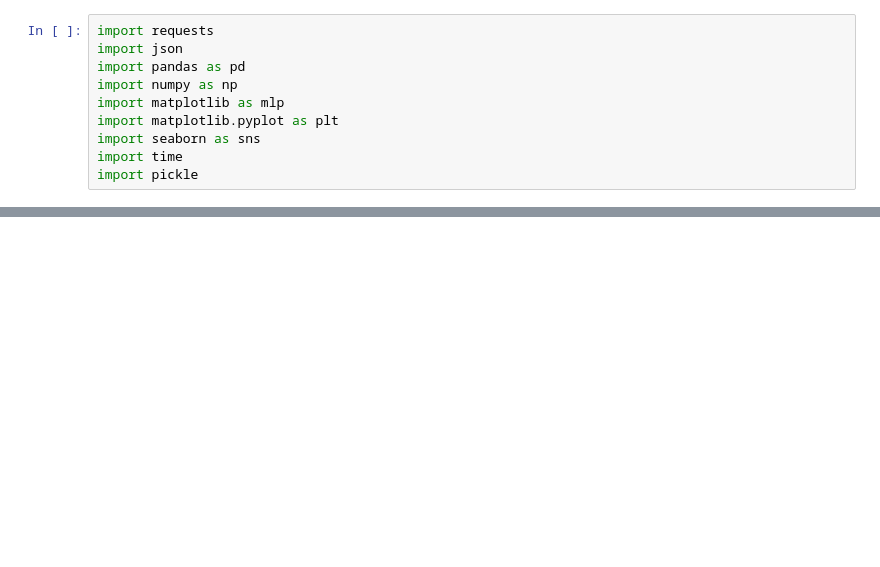
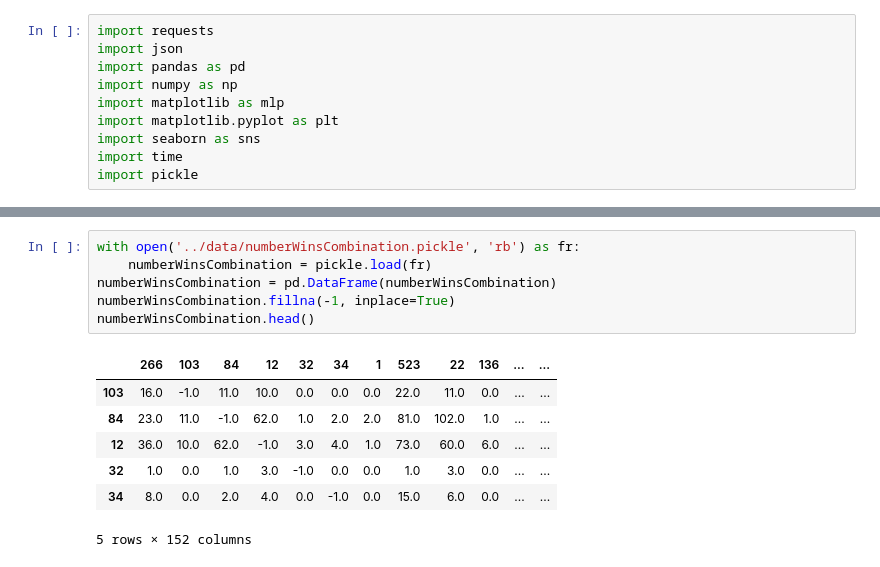
Before and after one commit to CSID-DGU/2020-2-OSSP-CP-DHL-3, a Jupyter notebook: src/jw.ipynb, the cells around one changed output, grey strips where cells are left out. Drawn from its saved outputs; the diff is of its cells as text; blank space fills up the shorter version.

```diff
--- a/src/jw.ipynb
+++ b/src/jw.ipynb
@@ -86,0 +79,14 @@ top_df
+# %%
+with open('../data/numberWinsCombination.pickle', 'rb') as fr:
+    numberWinsCombination = pickle.load(fr)
+numberWinsCombination = pd.DataFrame(numberWinsCombination)
+numberWinsCombination.fillna(-1, inplace=True)
+numberWinsCombination.head()
+# %% [output]
+|  | 266 | 103 | 84 | 12 | 32 | 34 | 1 | 523 | 22 | 136 | ... | ... |
+| 103 | 16.0 | -1.0 | 11.0 | 10.0 | 0.0 | 0.0 | 0.0 | 22.0 | 11.0 | 0.0 | ... | ... |
+| 84 | 23.0 | 11.0 | -1.0 | 62.0 | 1.0 | 2.0 | 2.0 | 81.0 | 102.0 | 1.0 | ... | ... |
+| 12 | 36.0 | 10.0 | 62.0 | -1.0 | 3.0 | 4.0 | 1.0 | 73.0 | 60.0 | 6.0 | ... | ... |
+| 32 | 1.0 | 0.0 | 1.0 | 3.0 | -1.0 | 0.0 | 0.0 | 1.0 | 3.0 | 0.0 | ... | ... |
+| 34 | 8.0 | 0.0 | 2.0 | 4.0 | 0.0 | -1.0 | 0.0 | 15.0 | 6.0 | 0.0 | ... | ... |
+5 rows × 152 columns
```
Also changed, not shown: parts of 13 cells of this notebook, 1 other file.
